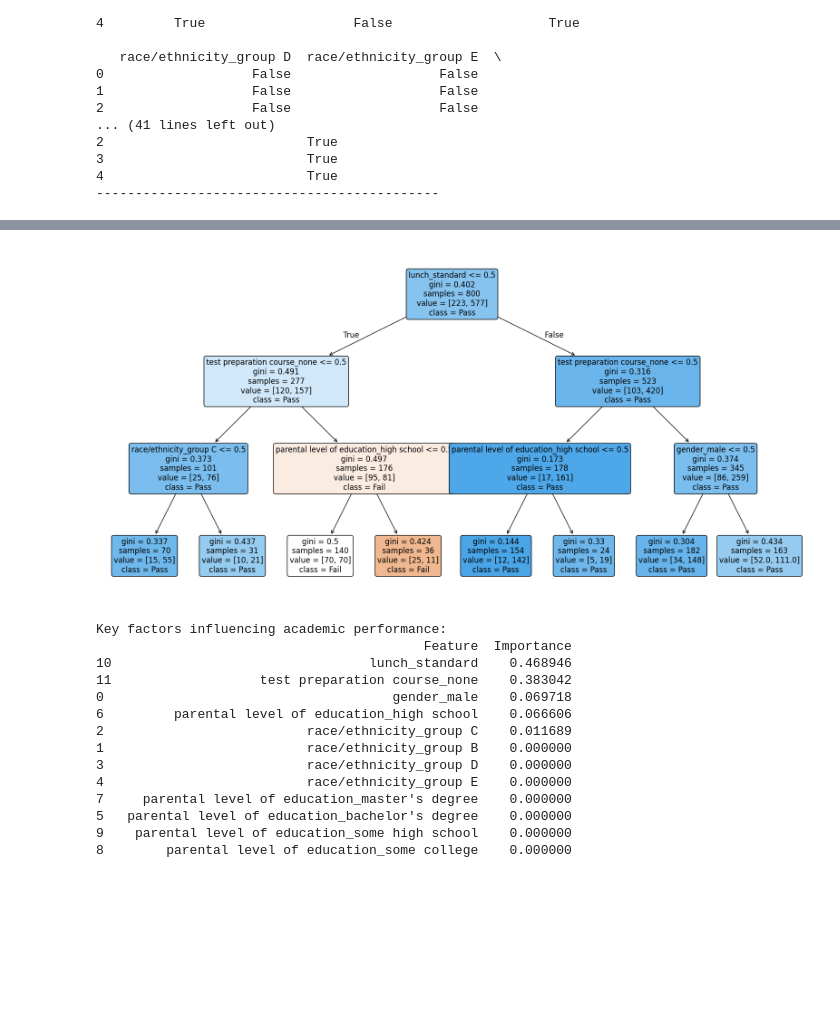
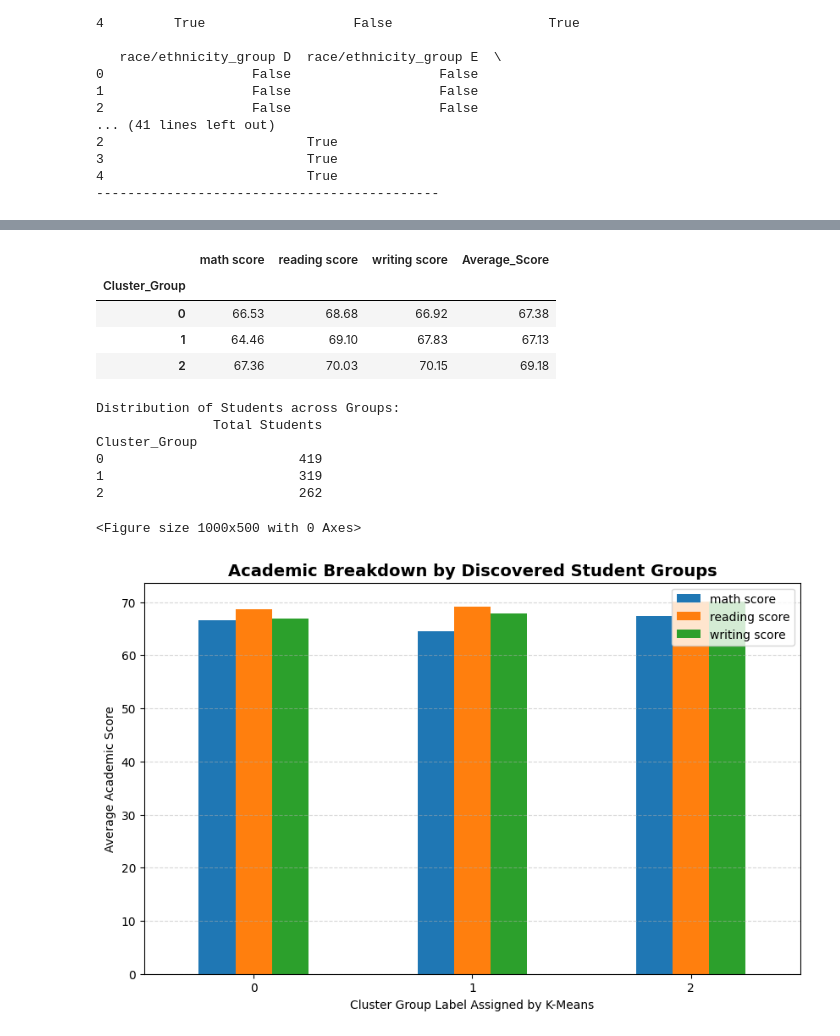
Before and after one commit to Hanaa879/Student-Performance-Analytics-System, a Jupyter notebook: Student_Performance_Analytics_System.ipynb, the cells around one changed output, grey strips where cells are left out. Cells and saved outputs as stored; diff of their text form; code cells hidden in the pictures; blank space fills up the shorter version.

```diff
--- a/Student_Performance_Analytics_System.ipynb
+++ b/Student_Performance_Analytics_System.ipynb
@@ -78,7 +78,7 @@ print("-" * 44)
 # %%
 #@markdown Select a model from the dropdown menu to update the dashboard view.
 # The code below helps us select a dashboard to display in google collabs without having to download
-Select_Model = "Decision Tree" #@param ["Linear Regression", "Logistic Regression", "KNN", "Decision Tree", "Random Forest", "K-Means", "PCA"]
+Select_Model = "K-Means" #@param ["Linear Regression", "Logistic Regression", "KNN", "Decision Tree", "Random Forest", "K-Means", "PCA"]
 
 # DASHBOARD code
 if Select_Model == "Decision Tree":
@@ -216,20 +216,41 @@ elif Select_Model == "KNN":
     display(sim_results)
 elif Select_Model == "Random Forest":
     print(" Random Forest → Dropout prediction risk ")
-    # Your Random Forest code goes here
+
 
 elif Select_Model == "K-Means":
-    print(" K-Means → Student grouping cluster  ")
+    print(" K-Means → Student Grouping & Segmentation Dashboard")
     from sklearn.cluster import KMeans
+    import seaborn as sns
 
-    # K-Means strictly groups the scaled data into distinct clusters
-    kmeans_model = KMeans(n_clusters=3, random_state=42)
-    clusters = kmeans_model.fit_predict(X_scaled)
+    #  Initialize and Fit K-Means using your globally scaled data (X_scaled)
+    # This ensures features with wide scales don't dominate the clustering
+    kmeans_model = KMeans(n_clusters=3, random_state=42, n_init=10)
 
-    print("K-Means clustering completed successfully!")
-    # (Optional: Add cluster count summaries here later)
+    # Assign cluster labels directly back to our original readable dataframe
+    data['Cluster_Group'] = kmeans_model.fit_predict(X_scaled)
+    print("K-Means clustering completed successfully on the dataset features!")
+
+    # Analyze the Profiles of each Group dynamically
+    # It calculate the mean scores for each cluster to figure out who is who
+    cluster_profile = data.groupby('Cluster_Group')[['math score', 'reading score', 'writing score', 'Average_Score']].mean()
+
+    print("\n Cluster Performance Profiles (Average Scores per Group):")
+    display(cluster_profile.round(2))
+
+    # Create a Dashboard Visual to compare the groups
+    plt.figure(figsize=(10, 5))
+    cluster_profile[['math score', 'reading score', 'writing score']].plot(kind='bar', figsize=(10, 6))
+    plt.title('Academic Breakdown by Discovered Student Groups', fontsize=14, fontweight='bold')
+    plt.xlabel('Cluster Group Label Assigned by K-Means')
+    plt.ylabel('Average Academic Score')
+    plt.xticks(rotation=0)
+    plt.grid(axis='y', linestyle='--', alpha=0.5)
+
+    # Print a quick counts summary
+    print("\nDistribution of Students across Groups:")
+    print(data['Cluster_Group'].value_counts().sort_index().to_frame('Total Students'))
 
 elif Select_Model == "PCA":
     print(" PCA → Feature reduction  ")
-    # Your PCA code goes here
 # %% [output]
@@ -251,15 +261,13 @@ weighted avg       0.65      0.67      0.66       200
+|  | math score | reading score | writing score | Average_Score |
+| Cluster_Group |  |  |  |  |
+| 0 | 66.53 | 68.68 | 66.92 | 67.38 |
+| 1 | 64.46 | 69.10 | 67.83 | 67.13 |
+| 2 | 67.36 | 70.03 | 70.15 | 69.18 |
+Distribution of Students across Groups:
+               Total Students
+Cluster_Group
+0                         419
+1                         319
+2                         262
+<Figure size 1000x500 with 0 Axes>
-[figure, old version]
+[figure, new version]
-Key factors influencing academic performance:
-                                          Feature  Importance
-10                                 lunch_standard    0.468946
-11                   test preparation course_none    0.383042
-0                                     gender_male    0.069718
-6         parental level of education_high school    0.066606
-2                          race/ethnicity_group C    0.011689
-1                          race/ethnicity_group B    0.000000
-3                          race/ethnicity_group D    0.000000
-4                          race/ethnicity_group E    0.000000
-7     parental level of education_master's degree    0.000000
-5   parental level of education_bachelor's degree    0.000000
-9    parental level of education_some high school    0.000000
-8        parental level of education_some college    0.000000
```
Also changed, not shown: parts of 1 cell of this notebook.
